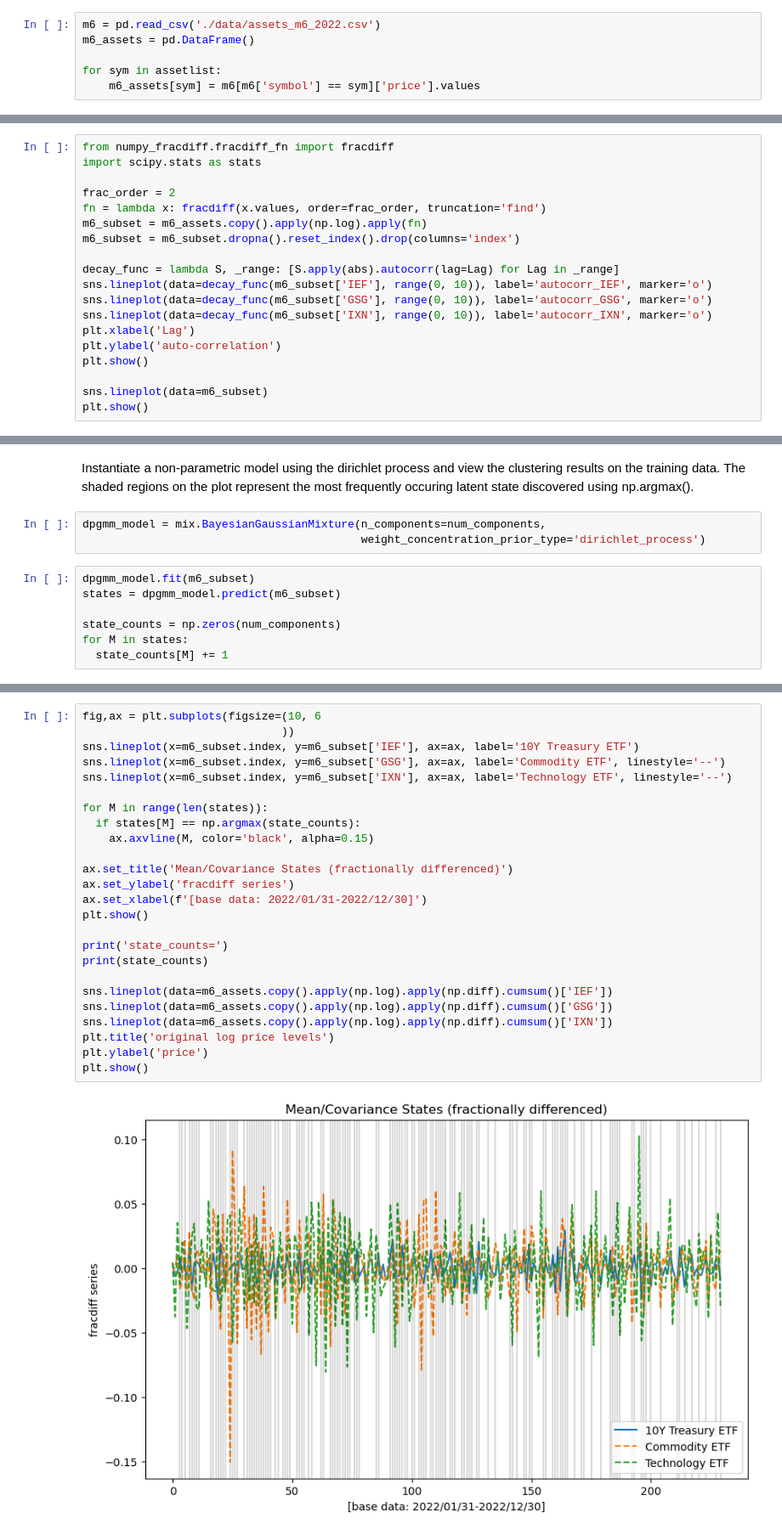
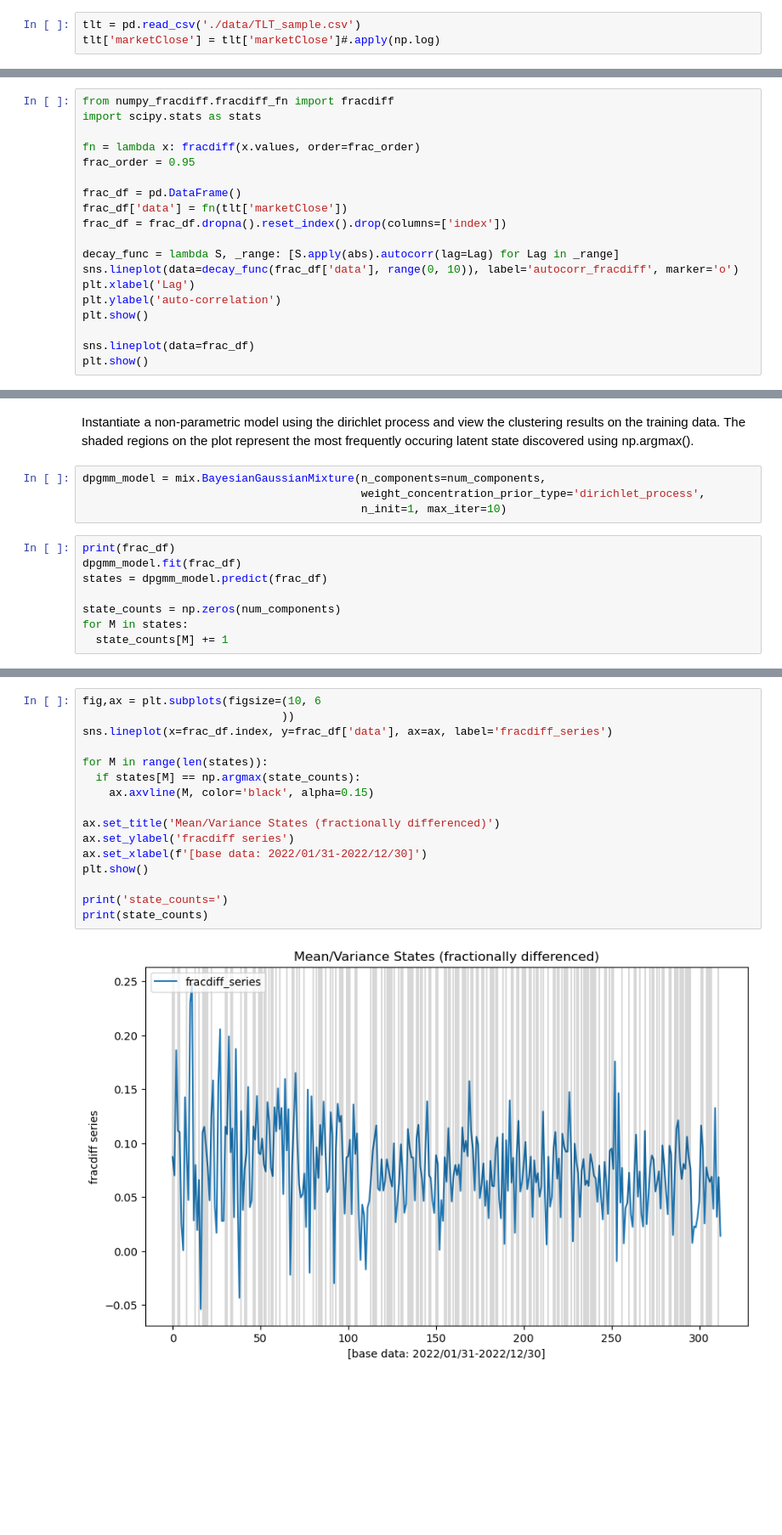
Before and after one commit to regimelab/notebooks, a Jupyter notebook: fractional_differentiation.ipynb, the cells around one changed output, grey strips where cells are left out. Shown at 85% size. Drawn from its saved outputs; the diff is of its cells as text; blank space fills up the shorter version.

```diff
--- a/fractional_differentiation.ipynb
+++ b/fractional_differentiation.ipynb
@@ -47,9 +46,6 @@ Create the subset of assets. We end up with a 3-dimensional multivariate gaussia
 # %%
-m6 = pd.read_csv('./data/assets_m6_2022.csv')
-m6_assets = pd.DataFrame()
-
-for sym in assetlist:
-    m6_assets[sym] = m6[m6['symbol'] == sym]['price'].values
+tlt = pd.read_csv('./data/TLT_sample.csv')
+tlt['marketClose'] = tlt['marketClose']#.apply(np.log)
 # %% [markdown]
 <font size="5">Fractional Differentiation</font>
 
@@ -69,19 +65,19 @@ Note: you may need to restart the kernel to use updated packages.
 from numpy_fracdiff.fracdiff_fn import fracdiff
 import scipy.stats as stats
 
-frac_order = 2
-fn = lambda x: fracdiff(x.values, order=frac_order, truncation='find')
-m6_subset = m6_assets.copy().apply(np.log).apply(fn)
-m6_subset = m6_subset.dropna().reset_index().drop(columns='index')
+fn = lambda x: fracdiff(x.values, order=frac_order)
+frac_order = 0.95
+
+frac_df = pd.DataFrame()
+frac_df['data'] = fn(tlt['marketClose'])
+frac_df = frac_df.dropna().reset_index().drop(columns=['index'])
 
 decay_func = lambda S, _range: [S.apply(abs).autocorr(lag=Lag) for Lag in _range]
-sns.lineplot(data=decay_func(m6_subset['IEF'], range(0, 10)), label='autocorr_IEF', marker='o')
-sns.lineplot(data=decay_func(m6_subset['GSG'], range(0, 10)), label='autocorr_GSG', marker='o')
-sns.lineplot(data=decay_func(m6_subset['IXN'], range(0, 10)), label='autocorr_IXN', marker='o')
+sns.lineplot(data=decay_func(frac_df['data'], range(0, 10)), label='autocorr_fracdiff', marker='o')
 plt.xlabel('Lag')
 plt.ylabel('auto-correlation')
 plt.show()
 
-sns.lineplot(data=m6_subset)
+sns.lineplot(data=frac_df)
 plt.show()
 # %% [output]
@@ -91,10 +87,12 @@ plt.show()
 Instantiate a non-parametric model using the dirichlet process and view the clustering results on the training data. The shaded regions on the plot represent the most frequently occuring latent state discovered using np.argmax().
 # %%
 dpgmm_model = mix.BayesianGaussianMixture(n_components=num_components,
-                                          weight_concentration_prior_type='dirichlet_process')
+                                          weight_concentration_prior_type='dirichlet_process',
+                                          n_init=1, max_iter=10)
 # %%
-dpgmm_model.fit(m6_subset)
-states = dpgmm_model.predict(m6_subset)
+print(frac_df)
+dpgmm_model.fit(frac_df)
+states = dpgmm_model.predict(frac_df)
 
 state_counts = np.zeros(num_components)
 for M in states:
@@ -102,28 +115,19 @@ for M in states:
 # %%
 fig,ax = plt.subplots(figsize=(10, 6
                               ))
-sns.lineplot(x=m6_subset.index, y=m6_subset['IEF'], ax=ax, label='10Y Treasury ETF')
-sns.lineplot(x=m6_subset.index, y=m6_subset['GSG'], ax=ax, label='Commodity ETF', linestyle='--')
-sns.lineplot(x=m6_subset.index, y=m6_subset['IXN'], ax=ax, label='Technology ETF', linestyle='--')
+sns.lineplot(x=frac_df.index, y=frac_df['data'], ax=ax, label='fracdiff_series')
 
 for M in range(len(states)):
   if states[M] == np.argmax(state_counts):
     ax.axvline(M, color='black', alpha=0.15)
 
-ax.set_title('Mean/Covariance States (fractionally differenced)')
+ax.set_title('Mean/Variance States (fractionally differenced)')
 ax.set_ylabel('fracdiff series')
 ax.set_xlabel(f'[base data: 2022/01/31-2022/12/30]')
 plt.show()
 
 print('state_counts=')
 print(state_counts)
-
-sns.lineplot(data=m6_assets.copy().apply(np.log).apply(np.diff).cumsum()['IEF'])
-sns.lineplot(data=m6_assets.copy().apply(np.log).apply(np.diff).cumsum()['GSG'])
-sns.lineplot(data=m6_assets.copy().apply(np.log).apply(np.diff).cumsum()['IXN'])
-plt.title('original log price levels')
-plt.ylabel('price')
-plt.show()
 # %% [output]
-[figure, old version]
+[figure, new version]
 state_counts=
```
Also changed, not shown: parts of 8 cells of this notebook.
